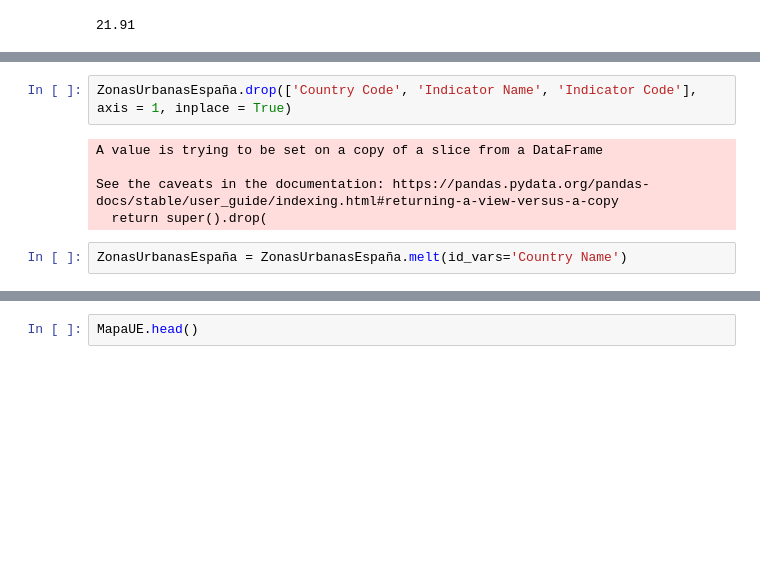
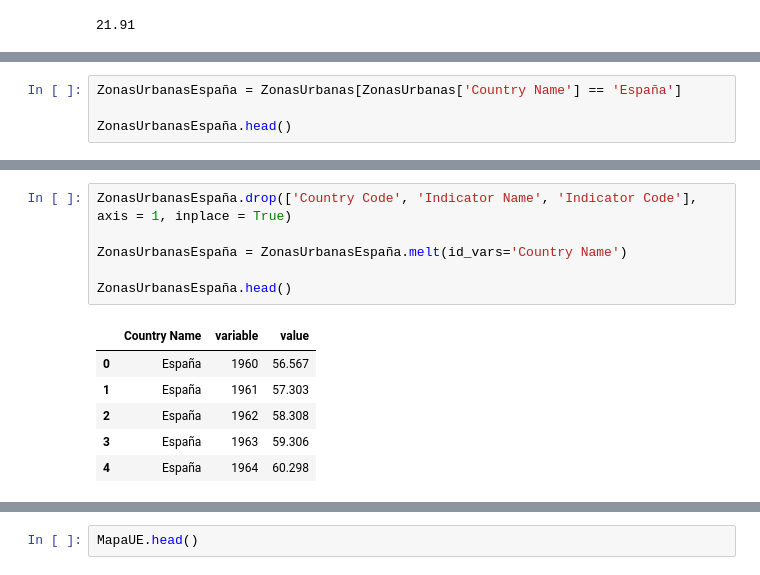
Before and after one commit to AdrianaBorrajo/Despoblacion, a Jupyter notebook: 1.Introduccion/Datos_Introduccion.ipynb, the cells around one changed output, grey strips where cells are left out. Drawn from its saved outputs; the diff is of its cells as text; blank space fills up the shorter version.

```diff
--- a/1.Introduccion/Datos_Introduccion.ipynb
+++ b/1.Introduccion/Datos_Introduccion.ipynb
@@ -79,0 +85,4 @@ ZonasUrbanasEspaña = ZonasUrbanas[ZonasUrbanas['Country Code'] == 'ESP']
+# %%
+ZonasUrbanasEspaña = ZonasUrbanas[ZonasUrbanas['Country Name'] == 'España']
+
+ZonasUrbanasEspaña.head()
@@ -80,11 +93,15 @@ ZonasUrbanasEspaña = ZonasUrbanas[ZonasUrbanas['Country Code'] == 'ESP']
 # %%
 ZonasUrbanasEspaña.drop(['Country Code', 'Indicator Name', 'Indicator Code'], axis = 1, inplace = True)
+
+ZonasUrbanasEspaña = ZonasUrbanasEspaña.melt(id_vars='Country Name')
+
+ZonasUrbanasEspaña.head()
 # %% [output]
-A value is trying to be set on a copy of a slice from a DataFrame
-
-See the caveats in the documentation: https://pandas.pydata.org/pandas-docs/stable/user_guide/indexing.html#returning-a-view-versus-a-copy
-  return super().drop(
+|  | Country Name | variable | value |
+| 0 | España | 1960 | 56.567 |
+| 1 | España | 1961 | 57.303 |
+| 2 | España | 1962 | 58.308 |
+| 3 | España | 1963 | 59.306 |
+| 4 | España | 1964 | 60.298 |
-# %%
-ZonasUrbanasEspaña = ZonasUrbanasEspaña.melt(id_vars='Country Name')
 # %%
 ZonasUrbanasEspaña.rename({'variable' : 'Año', 'value' : 'PorcentUrban'}, axis = 1, inplace = True)
```
Also changed, not shown: parts of 37 cells of this notebook, 10 other files.
